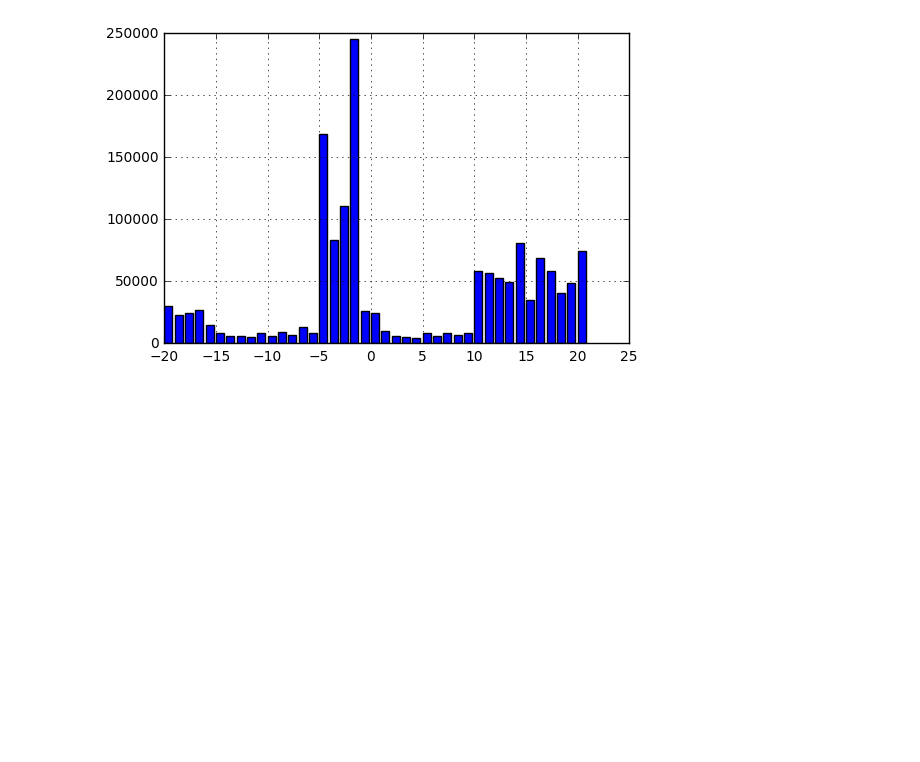
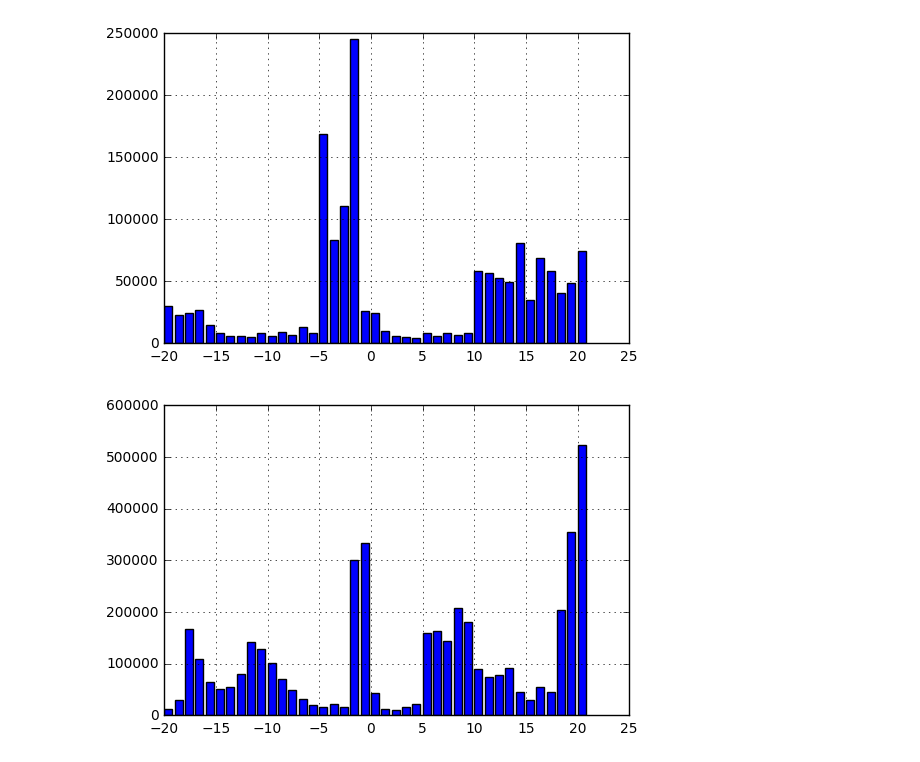
Before and after one commit to YRustt/B16-17-DIPA, a Jupyter notebook: lab4.ipynb, the cells around one changed output. Drawn from its saved outputs; the diff is of its cells as text; code cells hidden in the pictures; blank space fills up the shorter version.

```diff
--- a/lab4.ipynb
+++ b/lab4.ipynb
@@ -61,7 +61,7 @@ plt.grid(True)
 result = []
 structure = np.array([[255, 255, 255],
                       [255, 255, 255],
-                      [255, 255, 255]], np.int32)
+                      [255, 255, 255]])
 for i in range(-20, 21):
     result.append(calculate_spectrum_grey_image(image_grey, structure, i))
 plt.bar([i for i in range(-20, 21)], result)
@@ -72,7 +72,7 @@ plt.grid(True)
 result = []
 structure = np.array([[0, 255, 0],
                       [255, 255, 255],
-                      [0, 255, 0]], np.int32)
+                      [0, 255, 0]])
 for i in range(-20, 21):
     result.append(calculate_spectrum_grey_image(image_grey, structure, i))
 plt.bar([i for i in range(-20, 21)], result)
@@ -82,11 +82,13 @@ plt.grid(True)
 # %%
 result = []
 structure = np.array([[0, 255, 255, 255, 0],
                       [255, 255, 255, 255, 255],
                       [255, 255, 255, 255, 255],
                       [255, 255, 255, 255, 255],
-                      [0, 255, 255, 255, 0]], np.bool)
+                      [0, 255, 255, 255, 0]])
 for i in range(-20, 21):
     result.append(calculate_spectrum_grey_image(image_grey, structure, i))
 plt.bar([i for i in range(-20, 21)], result)
 plt.grid(True)
+# %% [output]
+[figure, added]
```
Also changed, not shown: 1 other file.
